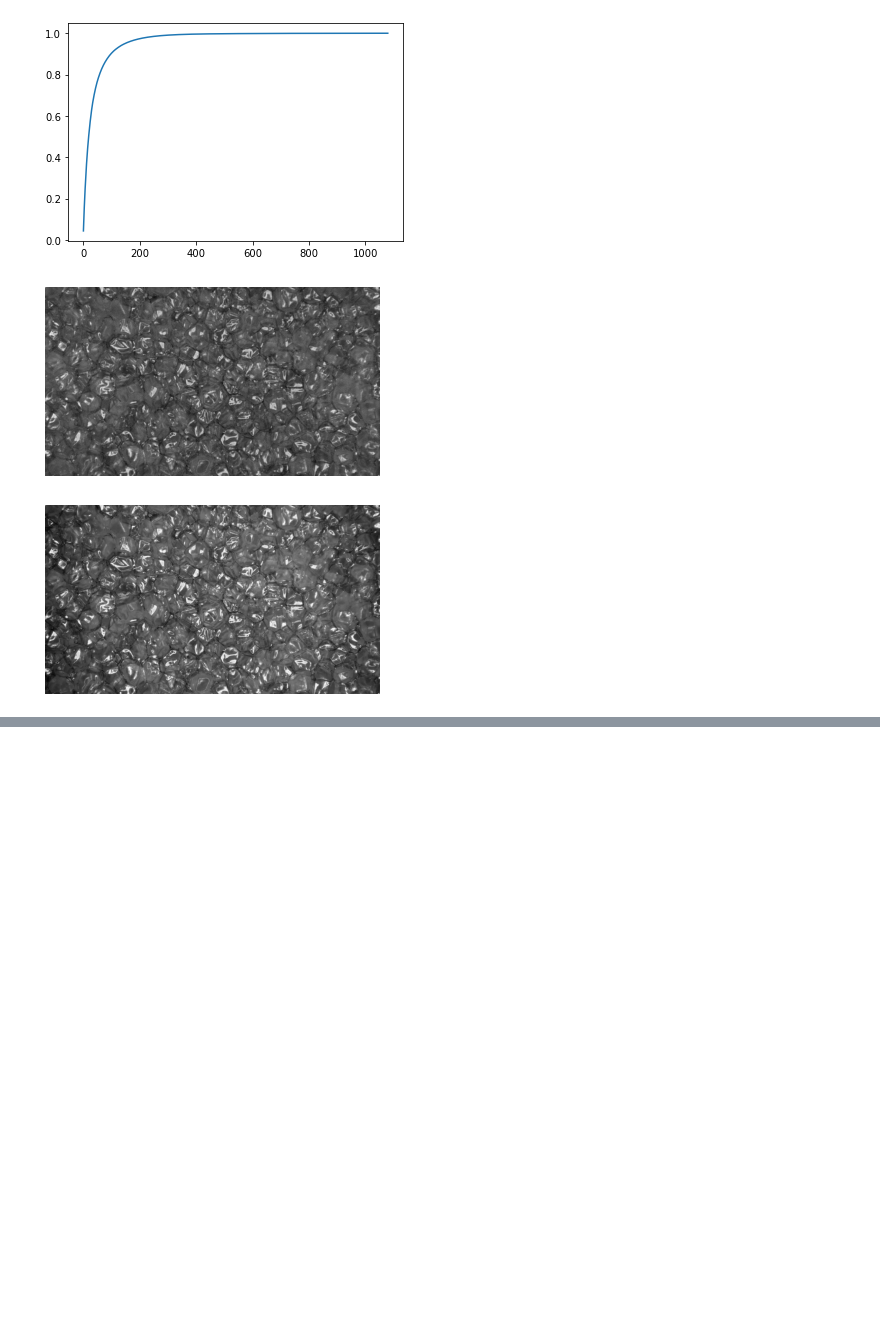
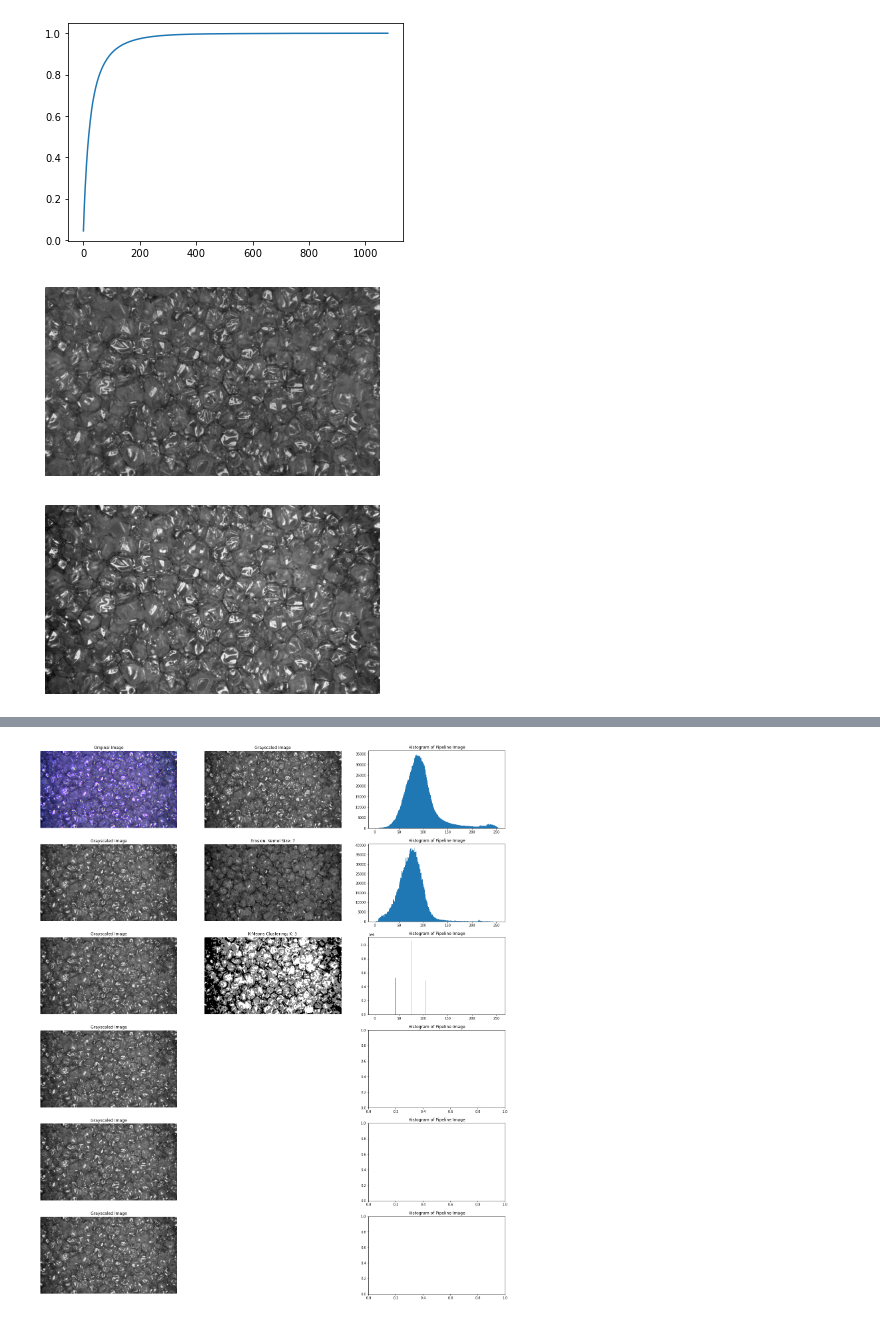
Before and after one commit to Jezen5Volk/Zotefoam-Analysis, a Jupyter notebook: Zotefoam Analysis.ipynb, the cells around one changed output, grey strips where cells are left out. Drawn from its saved outputs; the diff is of its cells as text; code cells hidden in the pictures; blank space fills up the shorter version.

```diff
--- a/Zotefoam Analysis.ipynb
+++ b/Zotefoam Analysis.ipynb
@@ -257,0 +284,71 @@ plt.show()
+# %%
+colored_image = images['ACT'][1][1]
+gray_image = colored_image.convert('L')
+gray_image = np.asarray(gray_image)
+
+bins = range(256)
+
+steps = 6
+fig, axs = plt.subplots(steps, 3, figsize = (25,30))
+for step in range(steps):
+    axs[step, 0].imshow(gray_image, cmap = 'gray')
+    axs[step, 0].set_title('Grayscaled Image')
+    axs[step, 0].axis('off')
+    axs[step, 1].axis('off')
+    axs[step, 2].set_title('Histogram of Pipeline Image')
+
+
+'''
+Grayscale: Step Zero
+'''
+grayscale_intensity = gray_image.ravel()
+#plotting
+axs[0,0].imshow(colored_image)
+axs[0,0].set_title("Original Image")
+axs[0,1].imshow(gray_image, cmap = 'gray')
+axs[0,1].set_title("Grayscaled Image")
+axs[0,2].hist(grayscale_intensity, bins)
+
+
+
+'''
+Erosion: Step One
+'''
+erode_size = 7
+kernel_e = np.ones((erode_size, erode_size))
+erode = cv.erode(gray_image, kernel_e)
+erode_intensity = erode.ravel()
+
+#plotting
+axs[1,1].imshow(erode, cmap = 'gray')
+axs[1,1].set_title(f"Erosion; Kernel Size: {erode_size}")
+axs[1,2].hist(erode_intensity, bins)
+
+
+'''
+K-Means Clustering: Step Two
+'''
+flat = erode.reshape(-1,1)
+shape = np.shape(erode)
+
+#k-means
+n_clusters = 3
+clustering = KMeans(n_clusters=n_clusters, random_state=42, n_init = 10).fit(flat)
+labels = clustering.labels_
+centers = clustering.cluster_centers_
+kmeans = centers[labels].reshape(shape).astype('uint8')
+
+#plotting
+axs[2,1].imshow(kmeans, cmap = 'gray')
+axs[2,1].set_title(f"K-Means Clustering; K: {n_clusters}")
+axs[2,2].hist(kmeans.ravel(), bins)
+
+
+'''
+Next pipeline step
+'''
+
+
+plt.show()
+# %% [output]
+[figure, added]
```
Also changed, not shown: parts of 3 cells of this notebook.
